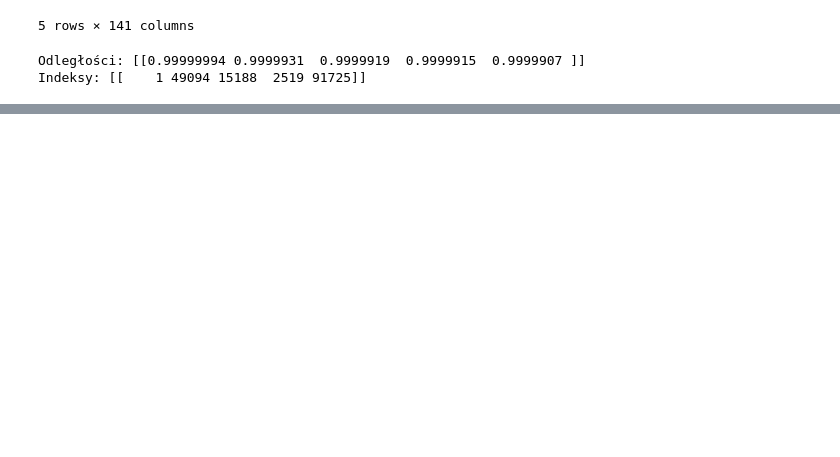
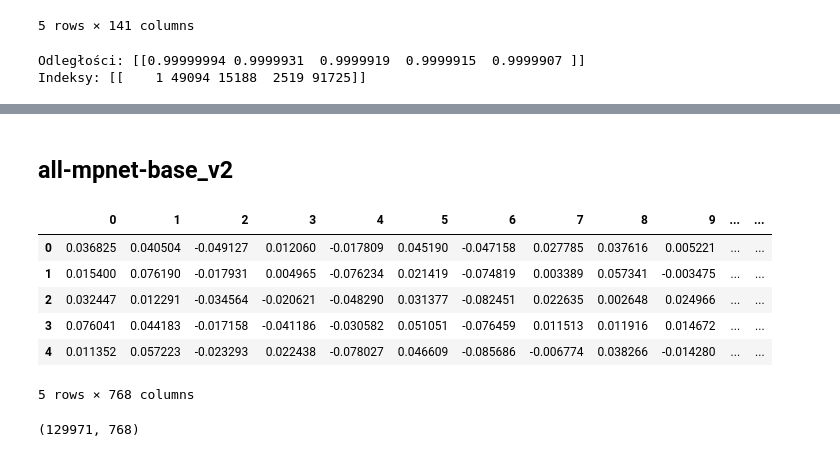
Before and after one commit to Msaters/projektUczenieMaszynowe, a Jupyter notebook: fais_model.ipynb, the cells around one changed output, grey strips where cells are left out. Saved outputs shown, nothing was run; the diff lists cells and outputs as text; code cells hidden in the pictures; blank space fills up the shorter version.

```diff
--- a/fais_model.ipynb
+++ b/fais_model.ipynb
@@ -100,0 +176,15 @@ Indeksy: [[    1 49094 15188  2519 91725]]
+# %% [markdown]
+## all-mpnet-base_v2
+# %%
+embeddings_mpnet_base_v2 = np.load("embeddings_all-mpnet-base-v2.npy")
+embeddings_mpnet_base_v2_df = pd.DataFrame(embeddings_mpnet_base_v2)
+display(embeddings_mpnet_base_v2_df.head(), embeddings_mpnet_base_v2_df.shape)
+# %% [output]
+|  | 0 | 1 | 2 | 3 | 4 | 5 | 6 | 7 | 8 | 9 | ... | ... |
+| 0 | 0.036825 | 0.040504 | -0.049127 | 0.012060 | -0.017809 | 0.045190 | -0.047158 | 0.027785 | 0.037616 | 0.005221 | ... | ... |
+| 1 | 0.015400 | 0.076190 | -0.017931 | 0.004965 | -0.076234 | 0.021419 | -0.074819 | 0.003389 | 0.057341 | -0.003475 | ... | ... |
+| 2 | 0.032447 | 0.012291 | -0.034564 | -0.020621 | -0.048290 | 0.031377 | -0.082451 | 0.022635 | 0.002648 | 0.024966 | ... | ... |
+| 3 | 0.076041 | 0.044183 | -0.017158 | -0.041186 | -0.030582 | 0.051051 | -0.076459 | 0.011513 | 0.011916 | 0.014672 | ... | ... |
+| 4 | 0.011352 | 0.057223 | -0.023293 | 0.022438 | -0.078027 | 0.046609 | -0.085686 | -0.006774 | 0.038266 | -0.014280 | ... | ... |
+5 rows × 768 columns
+(129971, 768)
```
Also changed, not shown: parts of 15 cells of this notebook, 6 other files.
